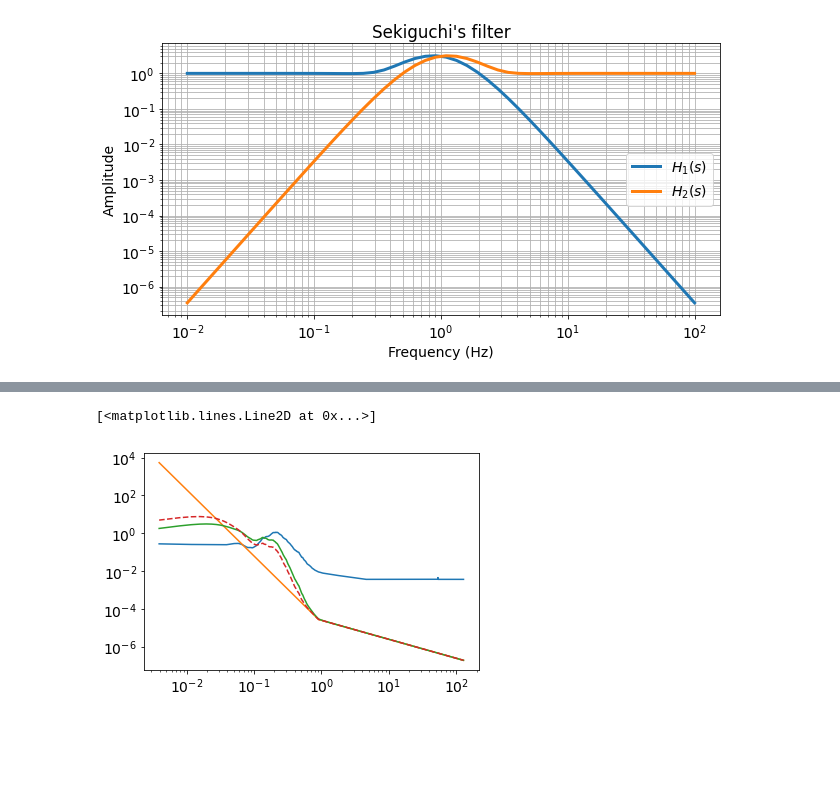
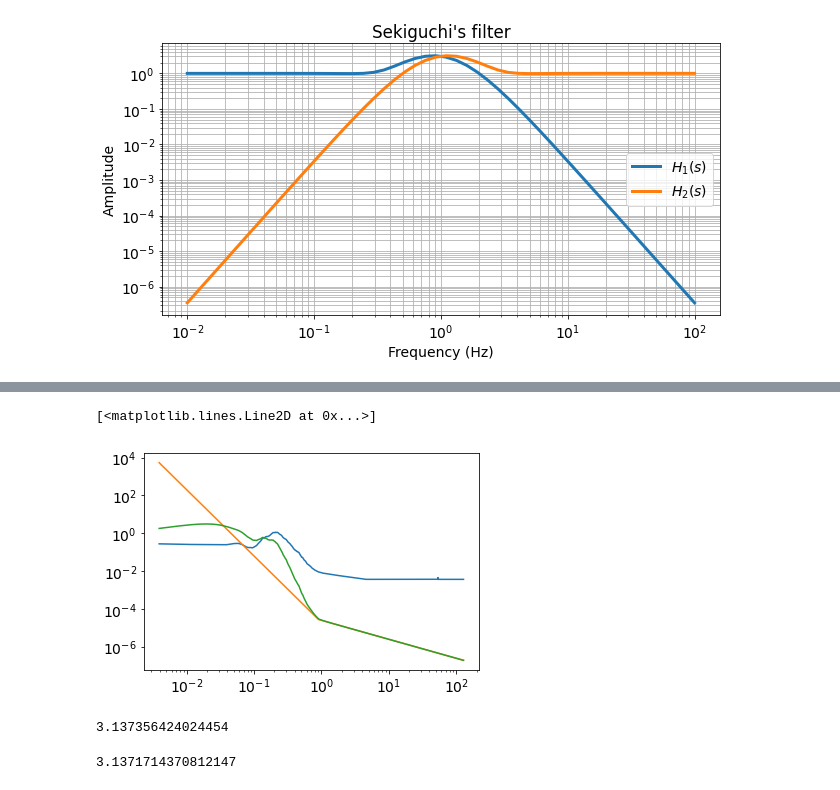
Before and after one commit to gw-vis/vis-commissioning-tex, a Jupyter notebook: notebook/plot_predefined_complementary_filters.ipynb, the cells around one changed output, grey strips where cells are left out. Drawn from its saved outputs; the diff is of its cells as text; code cells hidden in the pictures; blank space fills up the shorter version.

Commit message:
complementary filter checkpoint

```diff
--- a/notebook/plot_predefined_complementary_filters.ipynb
+++ b/notebook/plot_predefined_complementary_filters.ipynb
@@ -58,24 +59,32 @@ plt.savefig("../figures/sensor_noises_for_complementary_filter.png")
 # %%
 H1 = H_1_sekiguchi(2*np.pi*0.07)
 H2 = 1-H1
 n1_filtered = abs(H1(2*np.pi*f_x*1j)) * n1
 n2_filtered = abs(H2(2*np.pi*f_x*1j)) * n2
 
 n_super = kontrol.core.math.quad_sum(n1_filtered, n2_filtered)
 plt.loglog(f_x, n1)
 plt.loglog(f_x, n2)
 plt.loglog(f_x, n_super)
-fb = res.x[0]
-h1 = H_1_sekiguchi(2*np.pi*fb)
-h2 = 1-h1
-n1_filtered = abs(h1(2*np.pi*f_x*1j)) * n1
-n2_filtered = abs(h2(2*np.pi*f_x*1j)) * n2
-n_super = kontrol.core.math.quad_sum(n1_filtered, n2_filtered)
-plt.loglog(f_x, n_super, "--")
+# fb = res.x[0]
+# h1 = H_1_sekiguchi(2*np.pi*fb)
+# h2 = 1-h1
+# n1_filtered = abs(h1(2*np.pi*f_x*1j)) * n1
+# n2_filtered = abs(h2(2*np.pi*f_x*1j)) * n2
+# n_super = kontrol.core.math.quad_sum(n1_filtered, n2_filtered)
+# plt.loglog(f_x, n_super, "--")
 # plt.loglog(f_x, abs(H2(2*np.pi*f_x*1j)))
 # %% [output]
 [<matplotlib.lines.Line2D at 0x...>]
-[figure, old version]
+[figure, new version]
+# %%
+max(abs(H1(2*np.pi*f_x*1j)))
+# %% [output]
+3.137356424024454
+# %%
+max(abs(H2(2*np.pi*f_x*1j)))
+# %% [output]
+3.1371714370812147
 # %%
 min_n1n2 = [min(n1[i], n2[i]) for i in range(len(n1))]
 # np.min(n1, n2)
```
Also changed, not shown: parts of 16 cells of this notebook, 3 other files.
